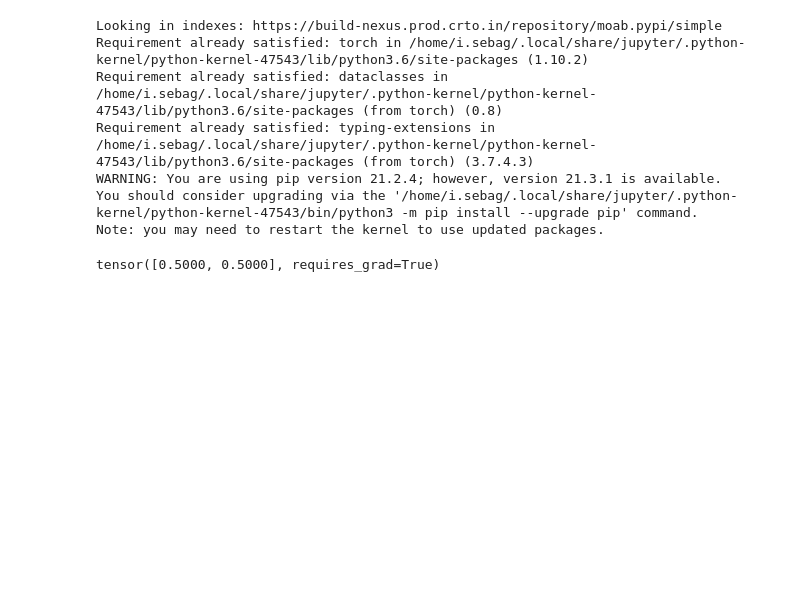
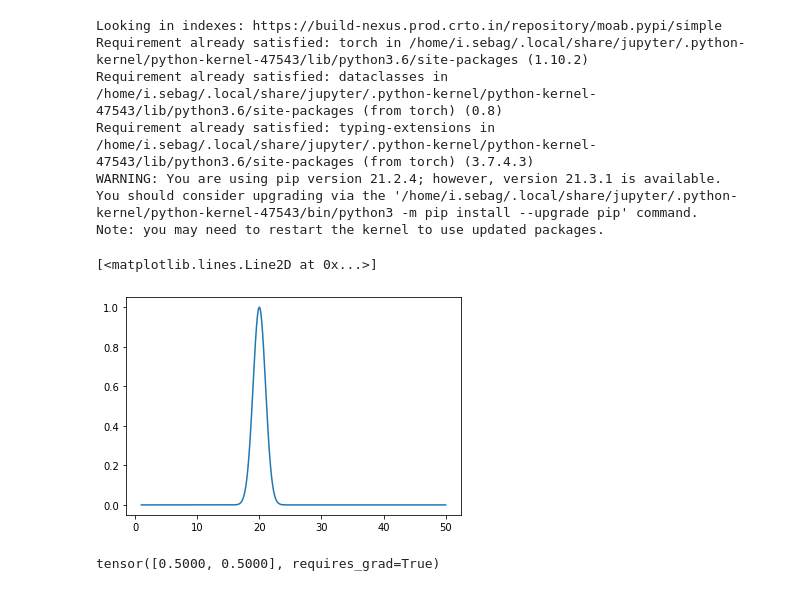
Before and after one commit to ilanasebag/Probabilistic-WGAN, a Jupyter notebook: trying things.ipynb, the cells around one changed output. Drawn from its saved outputs; the diff is of its cells as text; code cells hidden in the pictures; blank space fills up the shorter version.

```diff
--- a/trying things.ipynb
+++ b/trying things.ipynb
@@ -50,6 +54,18 @@ class Discriminator(nn.Module):
 
     def o2_polynomial(self, x):
         return - (x - self.mu_k)**2 / (2*torch.exp(self.log_sigma_k)**2)
+# %%
+x = np.linspace(1, 50, 10000)
+x = torch.Tensor(x)
+mu_true, sigma_true = torch.ones(1)*20, torch.zeros(1)*8
+disc = Discriminator(mu_true, sigma_true).o2_polynomial(x)
+# %%
+disc = disc.detach().numpy()
+# %%
+plt.plot(x, np.exp(disc))
+# %% [output]
+[<matplotlib.lines.Line2D at 0x...>]
+[figure, added]
 # %%
 #fix the discriminator
 # %%
```
Also changed, not shown: parts of 9 cells of this notebook, 8 other files.
